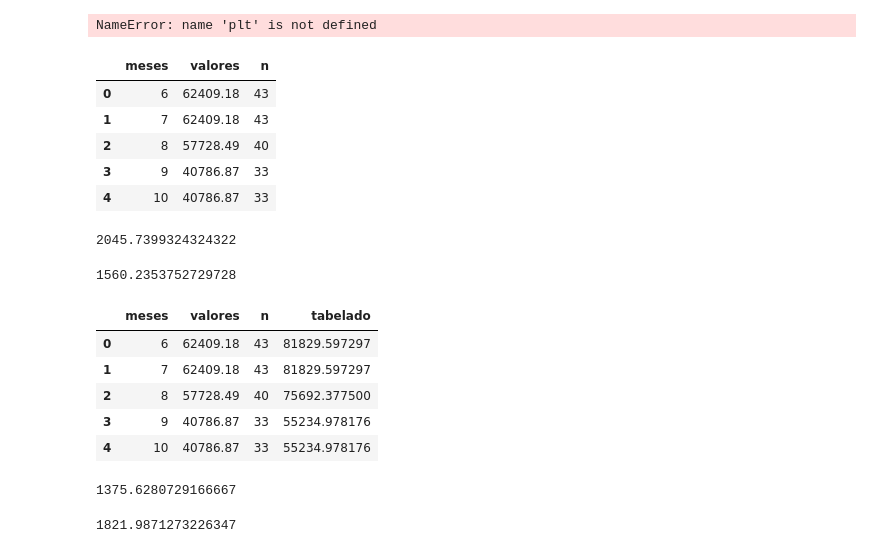
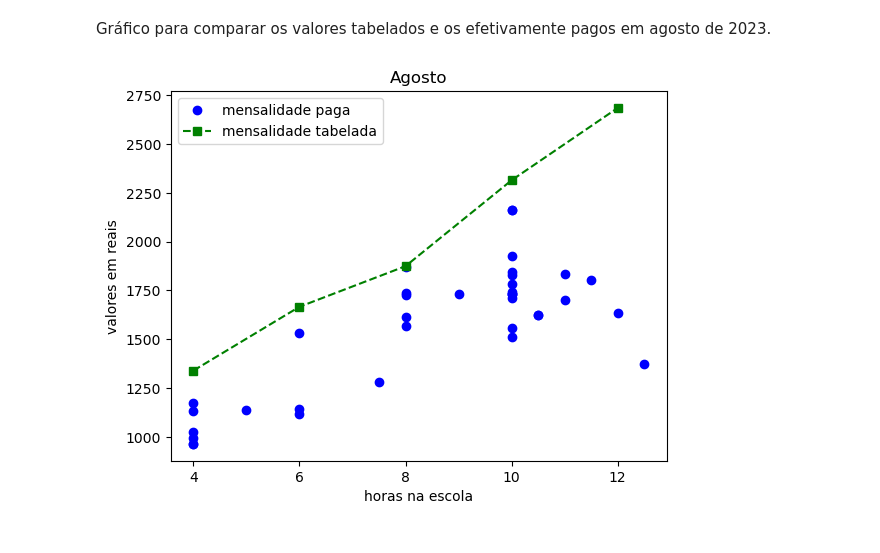
Before and after one commit to mp-resuldados/calculo-de-mensalidades, a Jupyter notebook: notebooks/calculos.ipynb, the cells around one changed output. Drawn from its saved outputs; the diff is of its cells as text; code cells hidden in the pictures.

```diff
--- a/notebooks/calculos.ipynb
+++ b/notebooks/calculos.ipynb
@@ -6,5 +10,4 @@ import matplotlib as mpl
 # %%
-alunos = pd.read_csv(
-    '../dados/alunos_ago.csv',
-    sep=";"
+pago_2023 = pd.read_csv(
+    '../dados/mensalidades_ago.csv'
 )
@@ -11,4 +36,4 @@ alunos = pd.read_csv(
 # %%
-plano = pd.read_csv('../dados/plano_mensalidades_2023.csv',
-                   sep=';')
-plano.dtypes
+plano_2023 = pd.read_csv(
+    '../dados/plano_2023.csv'
+)
@@ -147,46 +49,31 @@ comp
+# %% [markdown]
+Gráfico para comparar os valores tabelados e os efetivamente pagos em agosto de 2023.
 # %%
 fig, ax = plt.subplots()
 
 ax.plot(
-    comp['horas'],
-    comp['valor'],
+    pago_2023['horas'],
+    pago_2023['pago'],
     marker='o',
+    color='blue',
     lw=0,
     label='mensalidade paga',
 )
 
 ax.plot(
-    plano['horas'],
-    plano['valor'],
+    plano_2023['horas'],
+    plano_2023['valores'],
     marker='s',
     color='green',
     linestyle='dashed',
     label='mensalidade tabelada',
 )
 
 ax.set_title('Agosto')
 ax.set_xlabel('horas na escola')
 ax.set_ylabel('valores em reais')
+ax.legend(loc='upper left', ncols=1)
 
-ax.legend(loc='upper left', ncols=1)
+fig.savefig('../imagens/mensalidades_2023.png')
 # %% [output]
-NameError: name 'plt' is not defined
+[figure, added]
-# %%
-receitas
-# %% [output]
-|  | meses | valores | n |
-| 0 | 6 | 62409.18 | 43 |
-| 1 | 7 | 62409.18 | 43 |
-| 2 | 8 | 57728.49 | 40 |
-| 3 | 9 | 40786.87 | 33 |
-| 4 | 10 | 40786.87 | 33 |
-# %%
-# cálculo da mensalidade tabelada média
-comp['tabelado'].mean()
-# %% [output]
-2045.7399324324322
-# %%
-# cálculo da mensalidade paga média
-comp['pago'].mean()
-# %% [output]
-1560.2353752729728
@@ -201,21 +79,0 @@ receitas['tabelado'] = [
-# %%
-receitas
-# %% [output]
-|  | meses | valores | n | tabelado |
-| 0 | 6 | 62409.18 | 43 | 81829.597297 |
-| 1 | 7 | 62409.18 | 43 | 81829.597297 |
-| 2 | 8 | 57728.49 | 40 | 75692.377500 |
-| 3 | 9 | 40786.87 | 33 | 55234.978176 |
-| 4 | 10 | 40786.87 | 33 | 55234.978176 |
-# %%
-# media das mensalidades pagas por aluno
-mensalidade_media = receitas['valores'].sum()/receitas['n'].sum()
-mensalidade_media
-# %% [output]
-1375.6280729166667
-# %%
-# media das mensalidades tabeladas por aluno
-mensalidade_media_tabelada = receitas['tabelado'].sum()/receitas['n'].sum()
-mensalidade_media_tabelada
-# %% [output]
-1821.9871273226347
```
Also changed, not shown: parts of 23 cells of this notebook.
